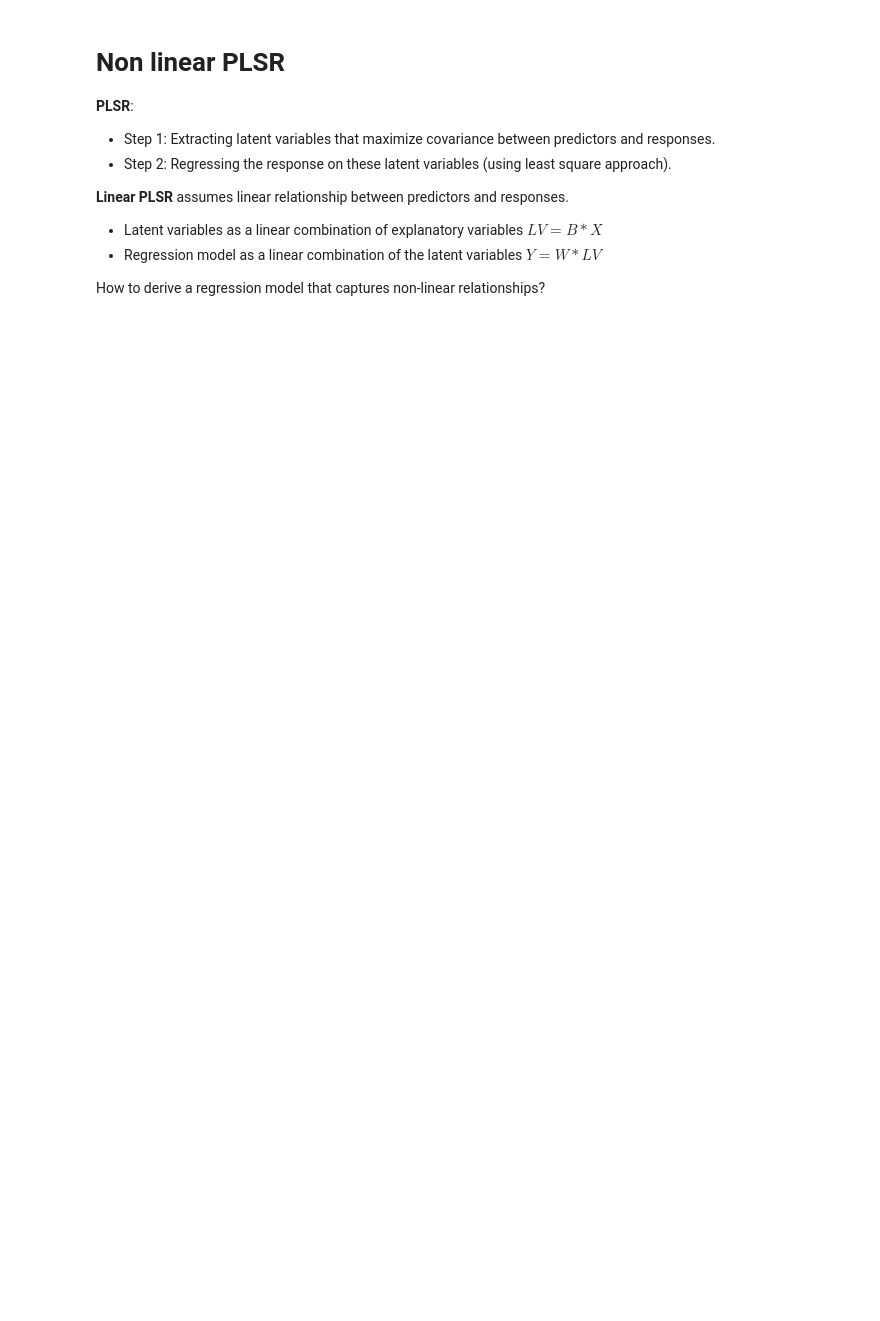
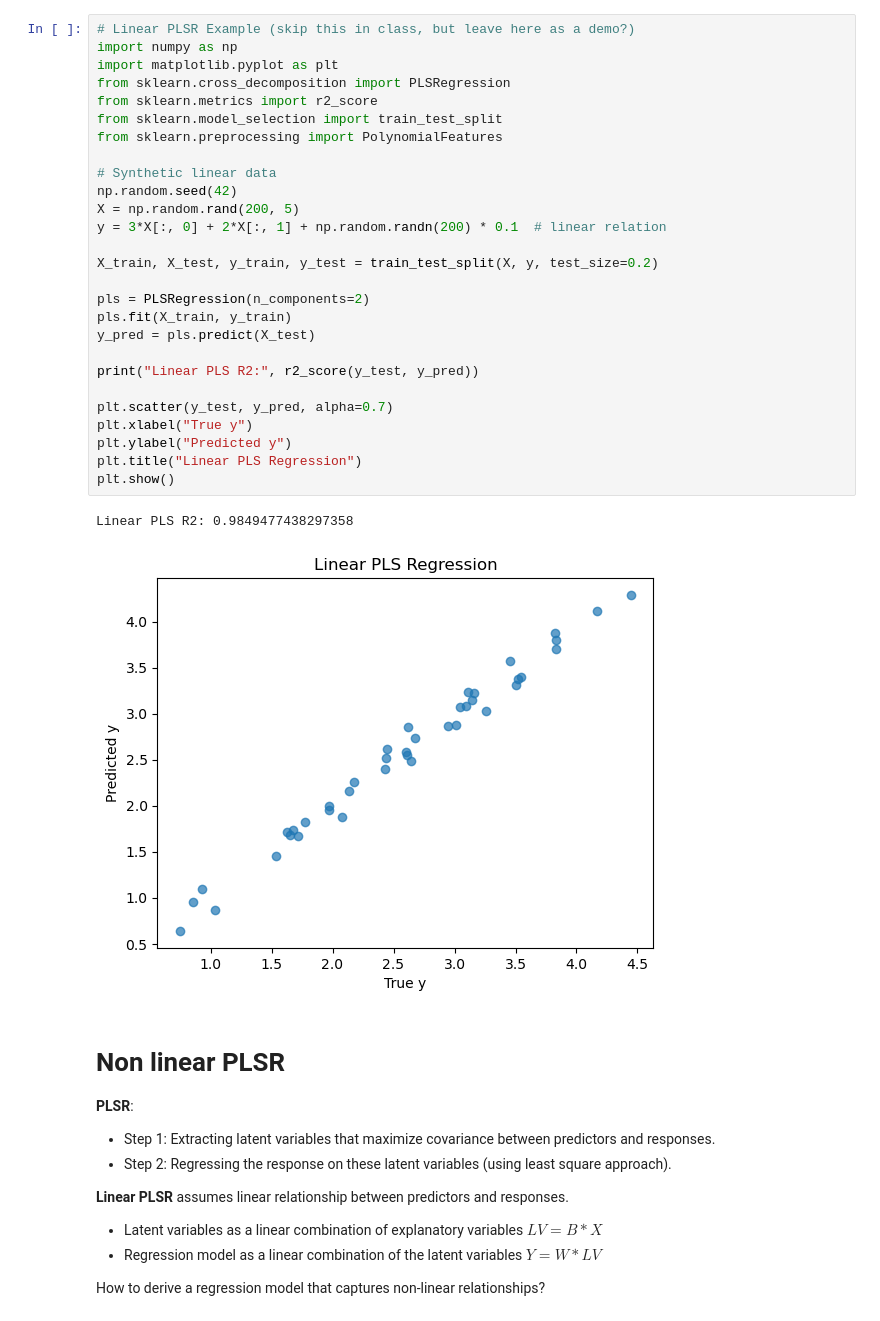
Before and after one commit to coxnevad/NTNU_TK8117_2025, a Jupyter notebook: advanced_week_03/group1/NonLinearPLSR.ipynb, the cells around one changed output. Cells and saved outputs as stored; diff of their text form; blank space fills up the shorter version.

```diff
--- a/advanced_week_03/group1/NonLinearPLSR.ipynb
+++ b/advanced_week_03/group1/NonLinearPLSR.ipynb
@@ -1,3 +1,33 @@
+# %%
+# Linear PLSR Example (skip this in class, but leave here as a demo?)
+import numpy as np
+import matplotlib.pyplot as plt
+from sklearn.cross_decomposition import PLSRegression
+from sklearn.metrics import r2_score
+from sklearn.model_selection import train_test_split
+from sklearn.preprocessing import PolynomialFeatures
+
+# Synthetic linear data
+np.random.seed(42)
+X = np.random.rand(200, 5)
+y = 3*X[:, 0] + 2*X[:, 1] + np.random.randn(200) * 0.1  # linear relation
+
+X_train, X_test, y_train, y_test = train_test_split(X, y, test_size=0.2)
+
+pls = PLSRegression(n_components=2)
+pls.fit(X_train, y_train)
+y_pred = pls.predict(X_test)
+
+print("Linear PLS R2:", r2_score(y_test, y_pred))
+
+plt.scatter(y_test, y_pred, alpha=0.7)
+plt.xlabel("True y")
+plt.ylabel("Predicted y")
+plt.title("Linear PLS Regression")
+plt.show()
+# %% [output]
+Linear PLS R2: 0.9849477438297358
+[figure, added]
 # %% [markdown]
 # Non linear PLSR
 
```
Also changed, not shown: parts of 9 cells of this notebook, 1 other file.
